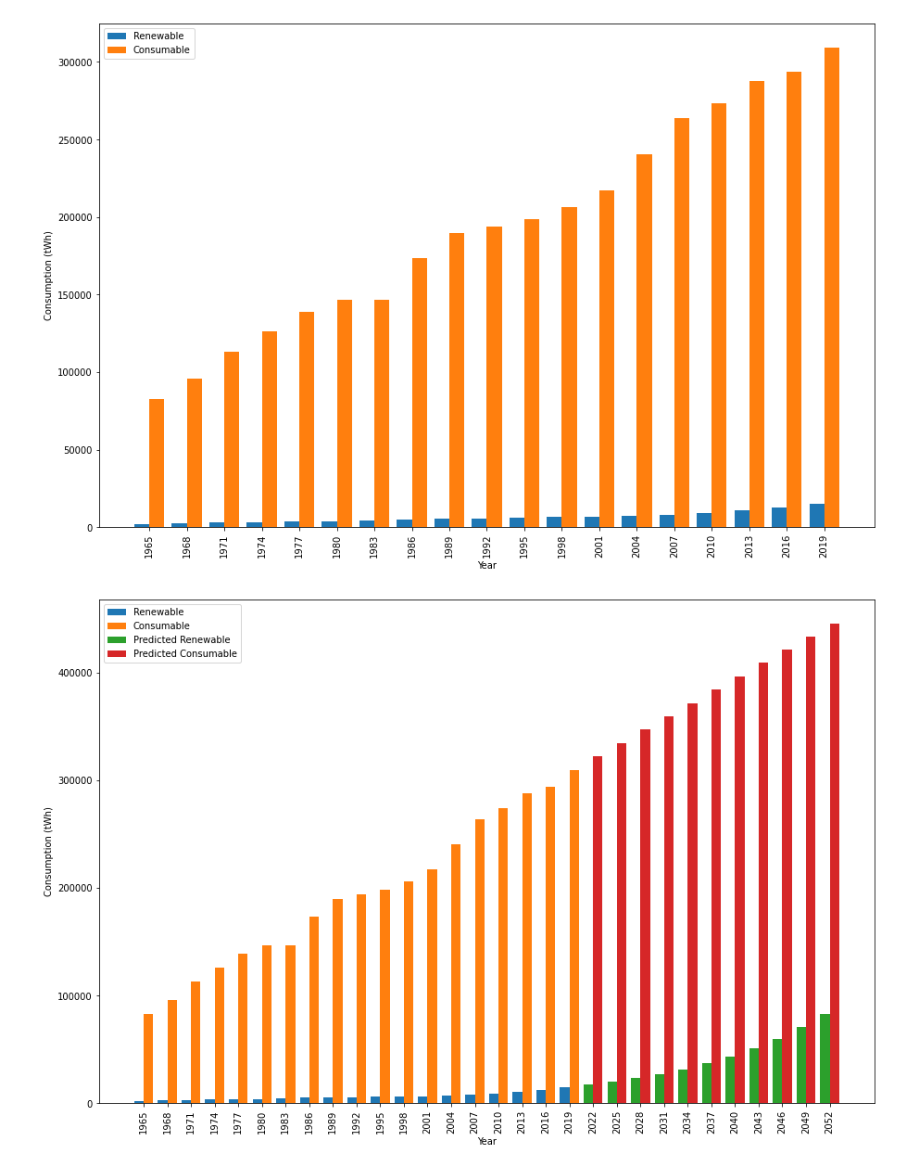
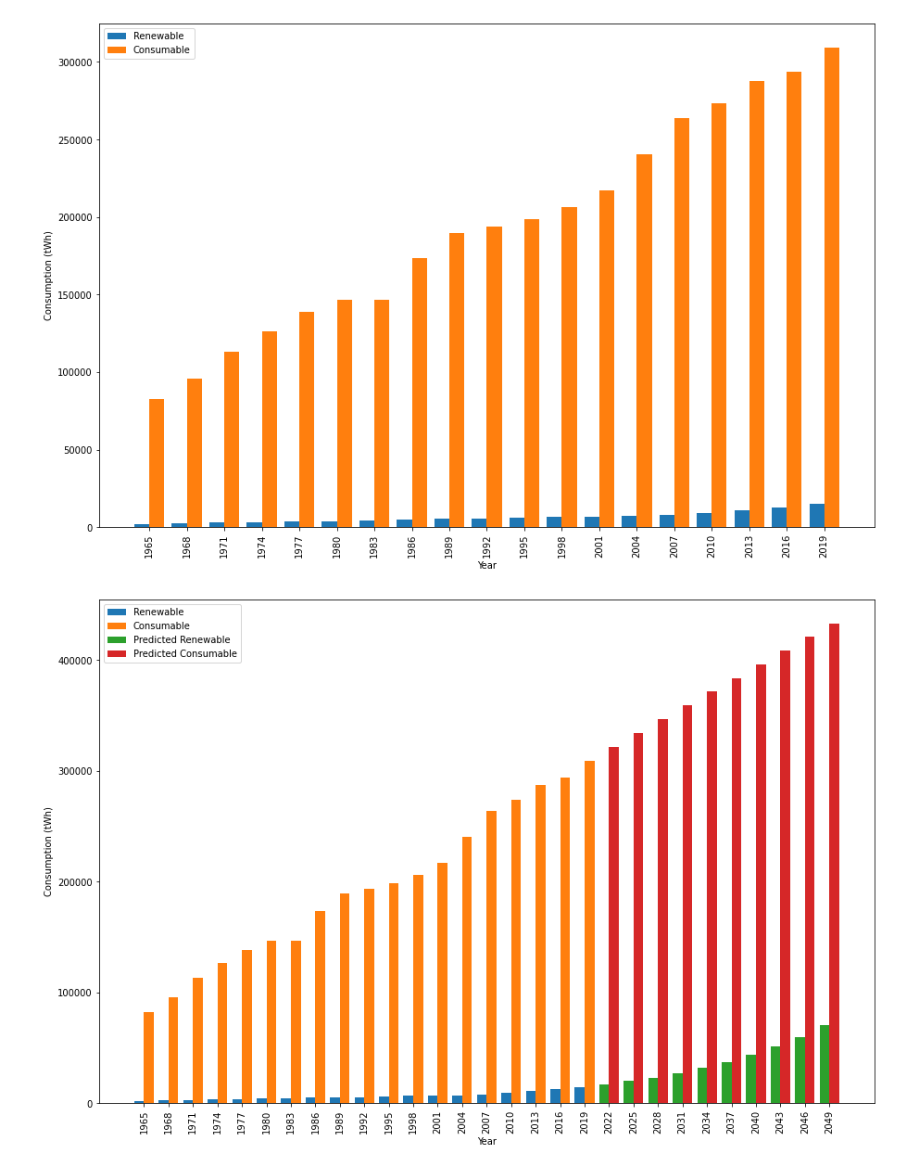
Before and after one commit to DarkoBashukoski/PR21DBKPNSET, a Jupyter notebook: report.ipynb, the cells around one changed output. Drawn from its saved outputs; the diff is of its cells as text; code cells hidden in the pictures.

Commit message:
predictions

```diff
--- a/report.ipynb
+++ b/report.ipynb
@@ -285,28 +285,28 @@ plt.show()
 # %%
 from statsmodels.tsa.ar_model import AutoReg
 
 model = AutoReg(renewable, lags=1)
 model_fit = model.fit()
 
 modelNon = AutoReg(nonRenewable, lags=1)
 modelNon_fit = modelNon.fit()
 
-r=model_fit.predict(len(renewable), len(renewable) + 10)
-nr=modelNon_fit.predict(len(nonRenewable), len(nonRenewable) + 10)
+r=model_fit.predict(len(renewable), len(renewable) + 9)
+nr=modelNon_fit.predict(len(nonRenewable), len(nonRenewable) + 9)
 
 X_axis = np.arange(len(years))
 plt.figure(figsize=(15, 10))
 ax = plt.subplot(111)
 ax.bar(X_axis - 0.2, renewable, 0.4, label = 'Renewable')
 ax.bar(X_axis + 0.2, nonRenewable, 0.4, label = 'Consumable')
-X_axis1 = np.arange(len(years),len(years)+11)
+X_axis1 = np.arange(len(years),len(years)+10)
 ax.bar(X_axis1 - 0.2, list(r), 0.4, label = 'Predicted Renewable',)
 ax.bar(X_axis1 + 0.2, list(nr), 0.4, label = 'Predicted Consumable')
 plt.xlabel("Year")
 plt.ylabel("Consumption (tWh)")
-plt.xticks(np.arange(len(years)+11),range(1965, 2053, 3),rotation=90)
+plt.xticks(np.arange(len(years)+10),range(1965, 2050, 3),rotation=90)
 plt.legend()
 
 plt.show();
 # %% [output]
-[figure, old version]
+[figure, new version]
```
